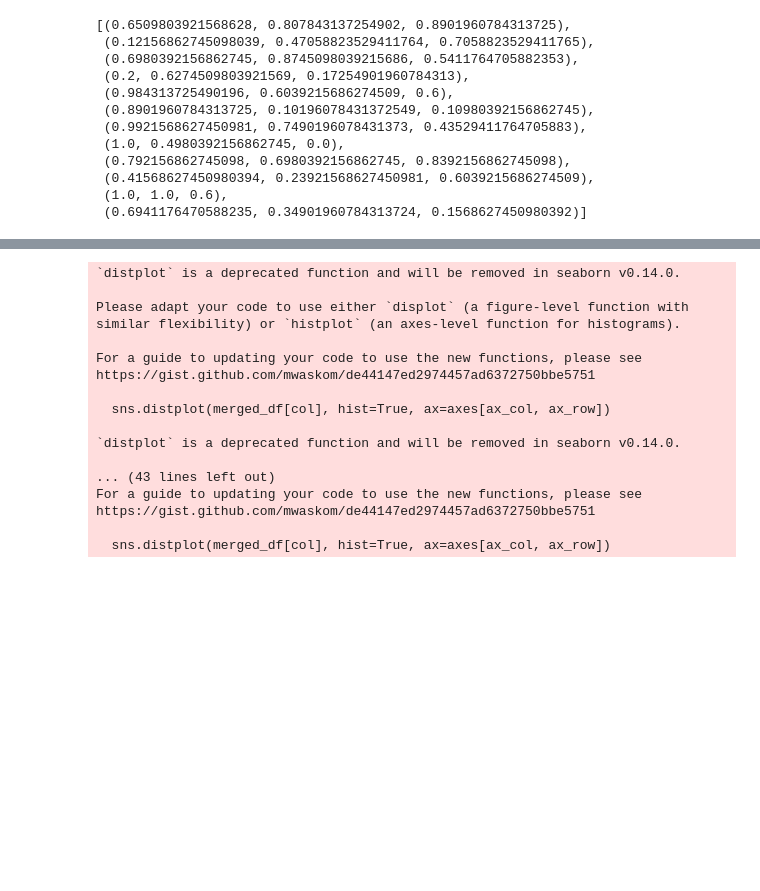
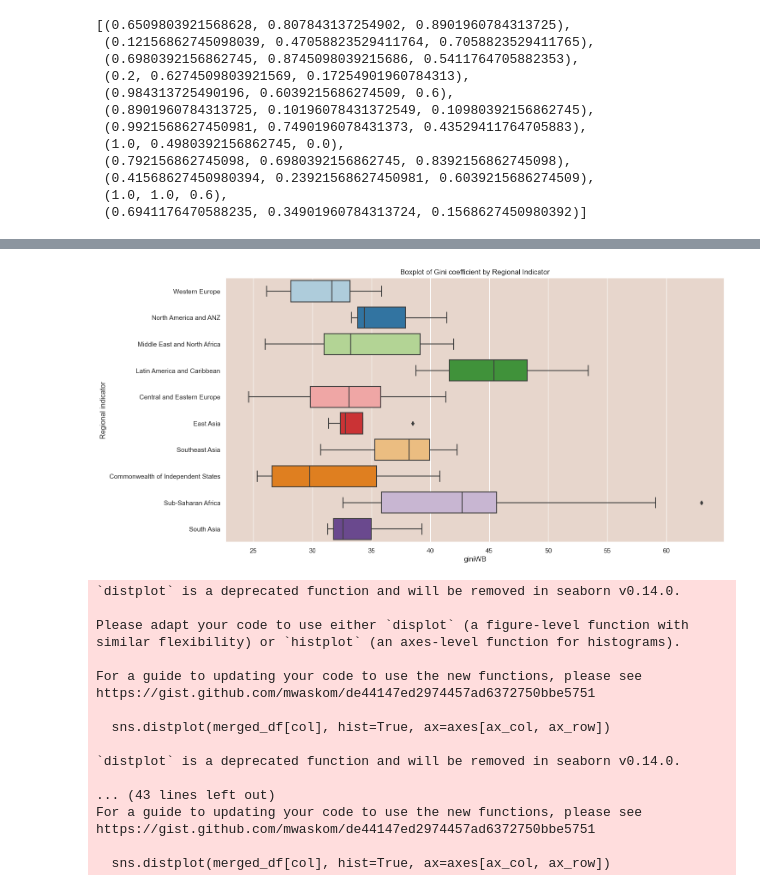
Before and after one commit to Ace-Abdul/CS216Project, a Jupyter notebook: cs216 project.ipynb, the cells around one changed output, grey strips where cells are left out. Cells and saved outputs as stored; diff of their text form; code cells hidden in the pictures; blank space fills up the shorter version.

```diff
--- a/cs216 project.ipynb
+++ b/cs216 project.ipynb
@@ -71,3 +73,9 @@ sns.boxplot(x=merged_df['Ladder score'],y=merged_df['Regional indicator'], palet
+# %%
+sns.boxplot(x=merged_df['giniWB'], y=merged_df['Regional indicator'], palette=color)
+plt.title('Boxplot of Gini coefficient by Regional Indicator')
+plt.show()
+# %% [output]
+[figure, added]
 # %%
 columns = ['Logged GDP per capita', 'Social support', 'Healthy life expectancy', 'Freedom to make life choices', 'Generosity', 'Perceptions of corruption']
 
```
Also changed, not shown: parts of 5 cells of this notebook, 1 other file.
